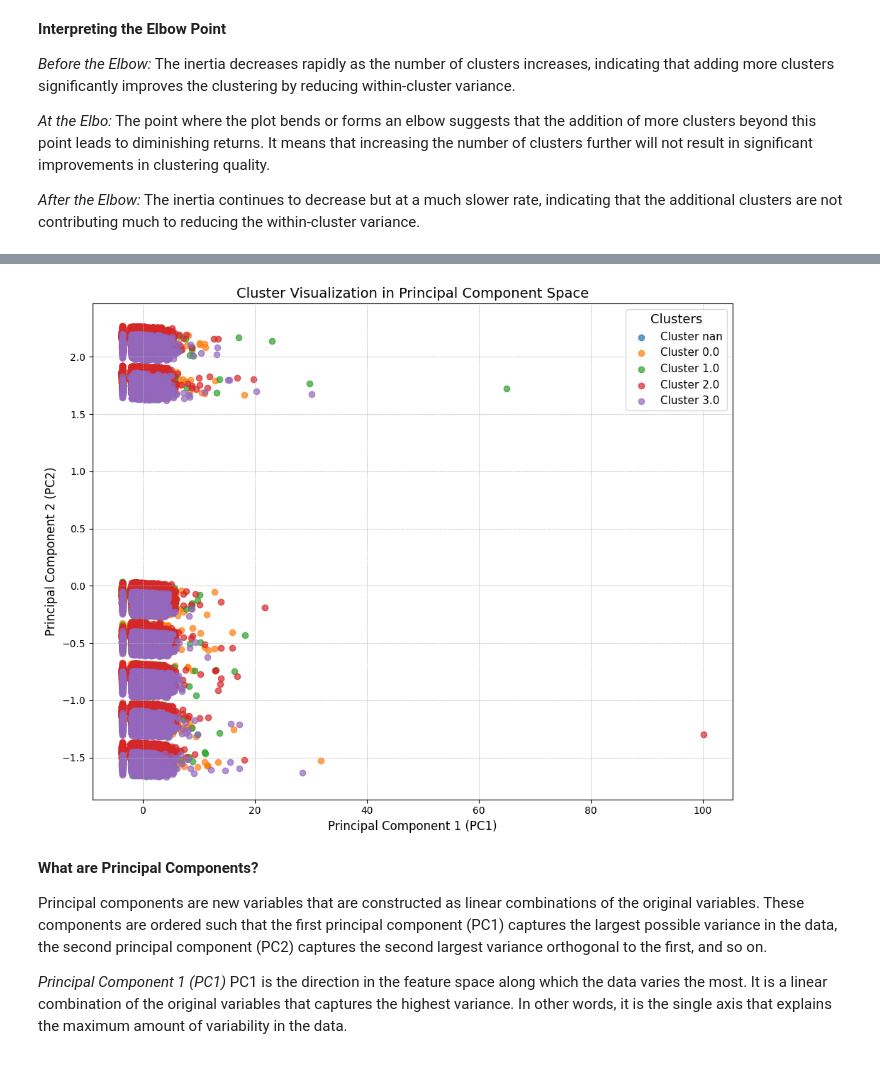
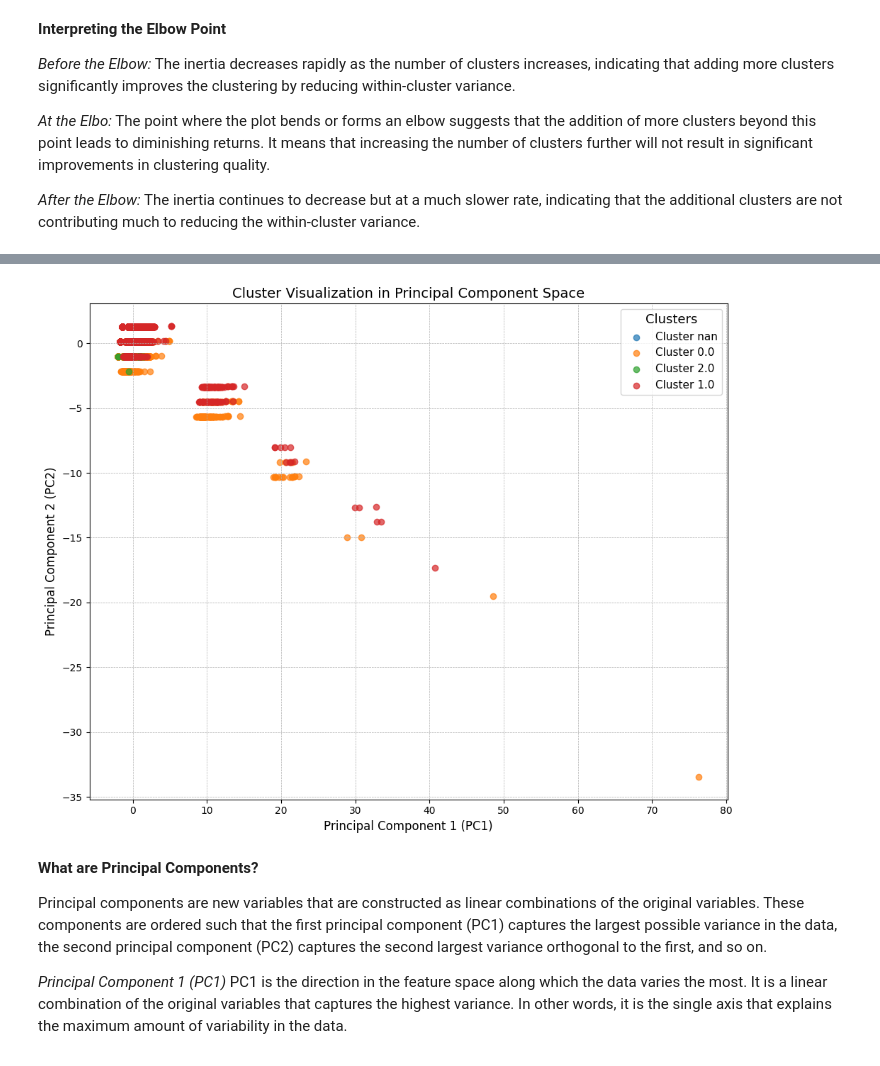
Before and after one commit to patrick-hsbr/fh_mtm_data_projekt_group1, a Jupyter notebook: data.ipynb, the cells around one changed output, grey strips where cells are left out. Saved outputs shown, nothing was run; the diff lists cells and outputs as text; code cells hidden in the pictures.

```diff
--- a/data.ipynb
+++ b/data.ipynb
@@ -440,7 +440,7 @@ data_clean.fillna(method='ffill', inplace=True)
 
 # Encode categorical variables
 label_encoders = {}
-for column in ['Status', 'Fulfilment', 'ship-service-level', 'Category', 'Region', 'Size', 'ASIN', 'Courier Status', 'ship-state', 'Date', 'Order ID', 'Style']:
+for column in ['Region','Status', 'Fulfilment', 'ship-service-level', 'Category', 'Size', 'Courier Status', 'Date', 'Style']:
     le = LabelEncoder()
     data_clean[column] = le.fit_transform(data_clean[column])
     label_encoders[column] = le
@@ -618,7 +623,7 @@ plt.show()
 *After the Elbow:* The inertia continues to decrease but at a much slower rate, indicating that the additional clusters are not contributing much to reducing the within-cluster variance.
 # %%
 # Fit the K-means model with the chosen number of clusters
-kmeans = KMeans(n_clusters=4, random_state=42)
+kmeans = KMeans(n_clusters=3, random_state=42)
 kmeans.fit(data_scaled_df)
 
 # Assign cluster labels to each data point
@@ -725,13 +678,13 @@ import matplotlib.pyplot as plt
 # Assuming data_clean is already loaded as a DataFrame
 
 # List of columns to drop if they exist
-columns_to_drop = ['Style', 'Order ID', 'ASIN', 'Status', 'Courier Status']
+columns_to_drop = ['Style', 'Order ID', 'ASIN', 'Status', 'Courier Status', 'Year', 'ship-postal-code']
 
 # Drop only the columns that exist in the DataFrame
 data_clean = data_clean.drop(columns=[col for col in columns_to_drop if col in data_clean.columns])
 
 # Define the list of desired features
-desired_features = ['Qty', 'Amount', 'ship-postal-code', 'Year', 'Month', 'DayOfWeek', 'DayOfMonth', 'IsWeekend', 'OrderSize', 'PricePerItem']
+desired_features = ['Qty', 'Amount', 'Month']
 
 # Check for the existence of these columns and select available features
 available_features = [feature for feature in desired_features if feature in data_clean.columns]
@@ -746,46 +699,36 @@ data_clean = pd.get_dummies(data_clean, columns=existing_categorical_columns)
 
 # Standardize the features
 scaler = StandardScaler()
 scaled_features = scaler.fit_transform(features)
 
 # Apply K-means clustering
-kmeans = KMeans(n_clusters=4, random_state=42)
+kmeans = KMeans(n_clusters=3, random_state=42)
 kmeans.fit(scaled_features)
 data_clean['Cluster'] = kmeans.labels_
 
 # Apply PCA to reduce to 2 dimensions
 pca = PCA(n_components=2)
 principal_components = pca.fit_transform(scaled_features)
 
 # Create a DataFrame with the PCA components
 pca_df = pd.DataFrame(data=principal_components, columns=['PC1', 'PC2'])
 pca_df['Cluster'] = data_clean['Cluster']
 
-import matplotlib.pyplot as plt
-
-# Plot the clusters
+# Plot the clusters in the principal component space
 plt.figure(figsize=(10, 8))
 for cluster in pca_df['Cluster'].unique():
     subset = pca_df[pca_df['Cluster'] == cluster]
     plt.scatter(subset['PC1'], subset['PC2'], label=f'Cluster {cluster}', alpha=0.7)
 
-# Add labels and title
 plt.xlabel('Principal Component 1 (PC1)', fontsize=12)
 plt.ylabel('Principal Component 2 (PC2)', fontsize=12)
 plt.title('Cluster Visualization in Principal Component Space', fontsize=14)
-
-# Add legend
 plt.legend(title='Clusters', title_fontsize='13', fontsize='11', loc='best')
-
-# Add grid
 plt.grid(True, which='both', linestyle='--', linewidth=0.5)
-
-# Adjust layout for better spacing
 plt.tight_layout()
-
 plt.show()
 # %% [output]
-[figure, old version]
+[figure, new version]
 # %% [markdown]
 **What are Principal Components?**
 
```
Also changed, not shown: parts of 3 cells of this notebook.
